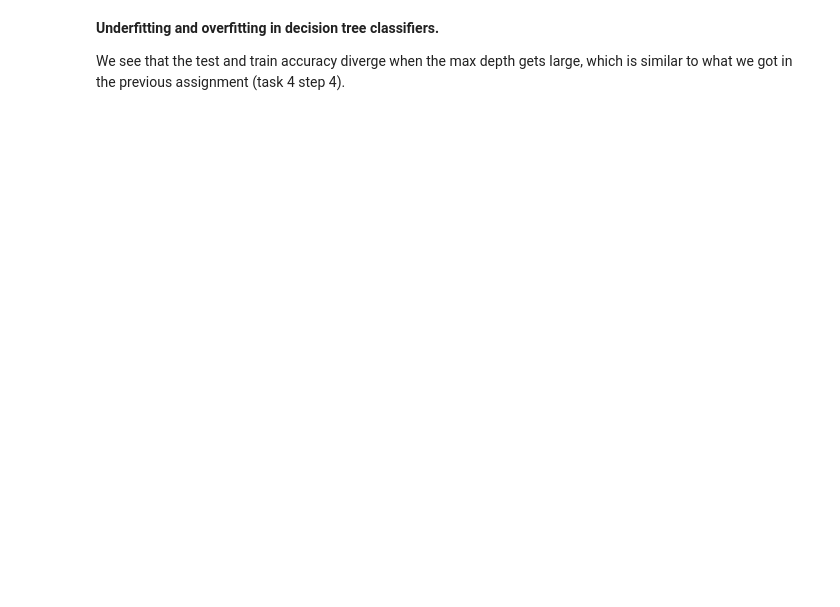
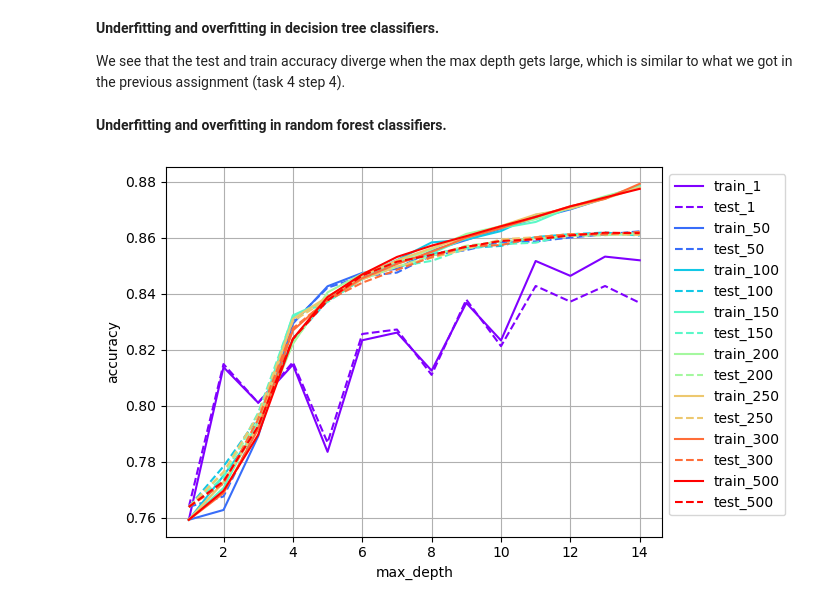
Before and after one commit to rikardradovac/DAT341, a Jupyter notebook: assignment2/pa2_group1.ipynb, the cells around one changed output. Drawn from its saved outputs; the diff is of its cells as text; code cells hidden in the pictures; blank space fills up the shorter version.

```diff
--- a/assignment2/pa2_group1.ipynb
+++ b/assignment2/pa2_group1.ipynb
@@ -74,3 +80,41 @@ plt.legend()
 **Underfitting and overfitting in decision tree classifiers.**
 
 We see that the test and train accuracy diverge when the max depth gets large, which is similar to what we got in the previous assignment (task 4 step 4).
+# %% [markdown]
+**Underfitting and overfitting in random forest classifiers.**
+# %%
+from sklearn.ensemble import RandomForestClassifier
+import matplotlib.cm as cm
+
+num_estimators = [1, 50, 100, 150, 200, 250, 300, 500]
+
+x = range(1, 15)
+# give me list of 12 different colors to use for my plots:
+
+colors = cm.rainbow(np.linspace(0, 1, len(num_estimators)))
+
+
+for n_estimators, color in zip(num_estimators, colors):
+    pred_test_values = []
+    pred_train_values = []
+    for max_depth in x:
+        pipeline = make_pipeline(
+            DictVectorizer(),
+            RandomForestClassifier(
+                max_depth=max_depth, n_estimators=n_estimators, n_jobs=-1
+            ),
+        )
+        pipeline.fit(train_dicts, Ytrain)
+
+        pred_train_values.append(accuracy_score(Ytrain, pipeline.predict(train_dicts)))
+        pred_test_values.append(accuracy_score(Ytest, pipeline.predict(test_dicts)))
+    plt.plot(x, pred_train_values, label=f"train_{n_estimators}", color=color)
+    plt.plot(
+        x, pred_test_values, label=f"test_{n_estimators}", color=color, linestyle="--"
+    )
+    plt.grid("True")
+    plt.ylabel("accuracy")
+    plt.xlabel("max_depth")
+    plt.legend(loc="upper left", bbox_to_anchor=(1, 1))
+# %% [output]
+[figure, added]
```
Also changed, not shown: parts of 6 cells of this notebook.
